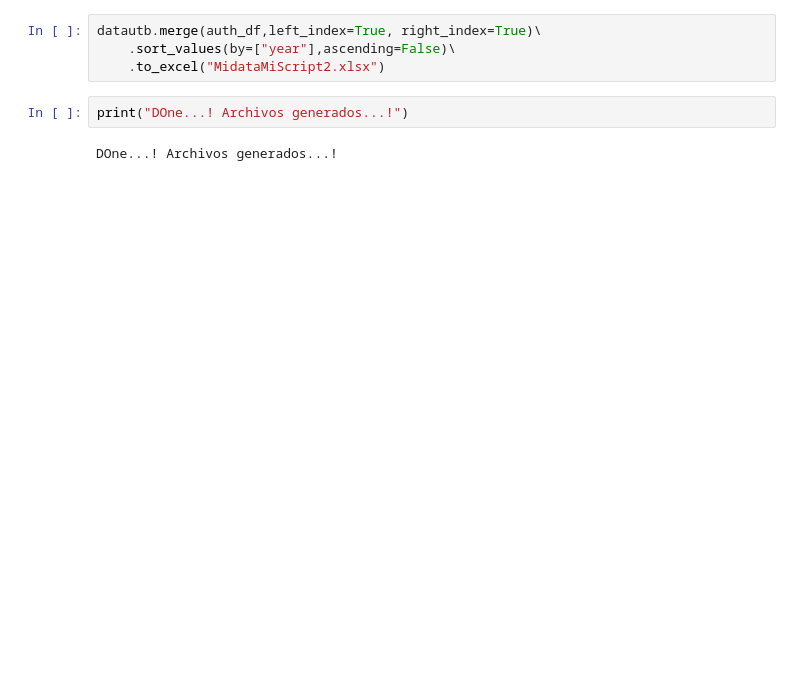
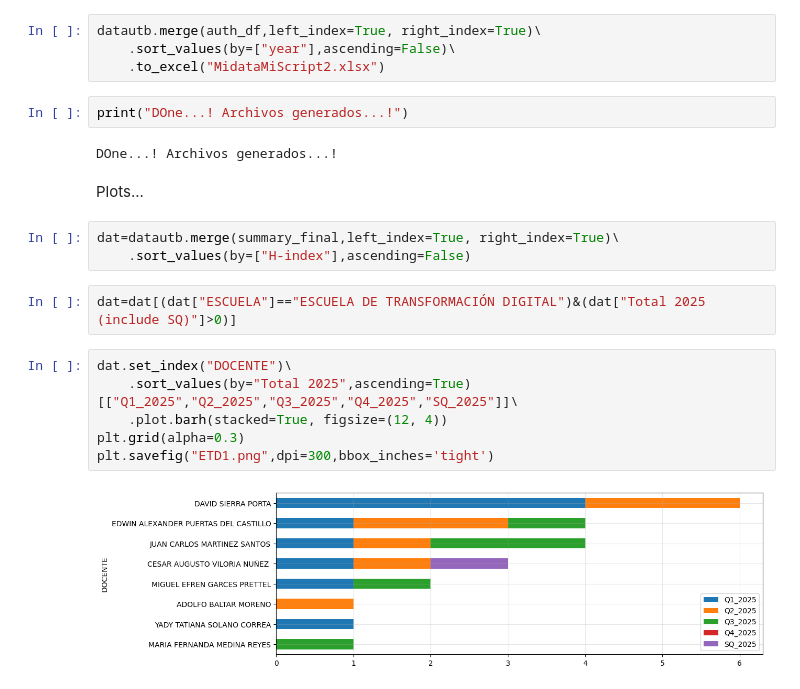
Before and after one commit to sierraporta/Scopus-Metrics-UTB, a Jupyter notebook: Script_Scopus_Investigaciones.ipynb, the cells around one changed output. Saved outputs shown, nothing was run; the diff lists cells and outputs as text; blank space fills up the shorter version.

```diff
--- a/Script_Scopus_Investigaciones.ipynb
+++ b/Script_Scopus_Investigaciones.ipynb
@@ -339,3 +339,18 @@ datautb.merge(auth_df,left_index=True, right_index=True)\
 print("DOne...! Archivos generados...!")
 # %% [output]
 DOne...! Archivos generados...!
+# %% [markdown]
+Plots...
+# %%
+dat=datautb.merge(summary_final,left_index=True, right_index=True)\
+    .sort_values(by=["H-index"],ascending=False)
+# %%
+dat=dat[(dat["ESCUELA"]=="ESCUELA DE TRANSFORMACIÓN DIGITAL")&(dat["Total 2025 (include SQ)"]>0)]
+# %%
+dat.set_index("DOCENTE")\
+    .sort_values(by="Total 2025",ascending=True)[["Q1_2025","Q2_2025","Q3_2025","Q4_2025","SQ_2025"]]\
+    .plot.barh(stacked=True, figsize=(12, 4))
+plt.grid(alpha=0.3)
+plt.savefig("ETD1.png",dpi=300,bbox_inches='tight')
+# %% [output]
+[figure, added]
```
Also changed, not shown: parts of 7 cells of this notebook, 5 other files.
